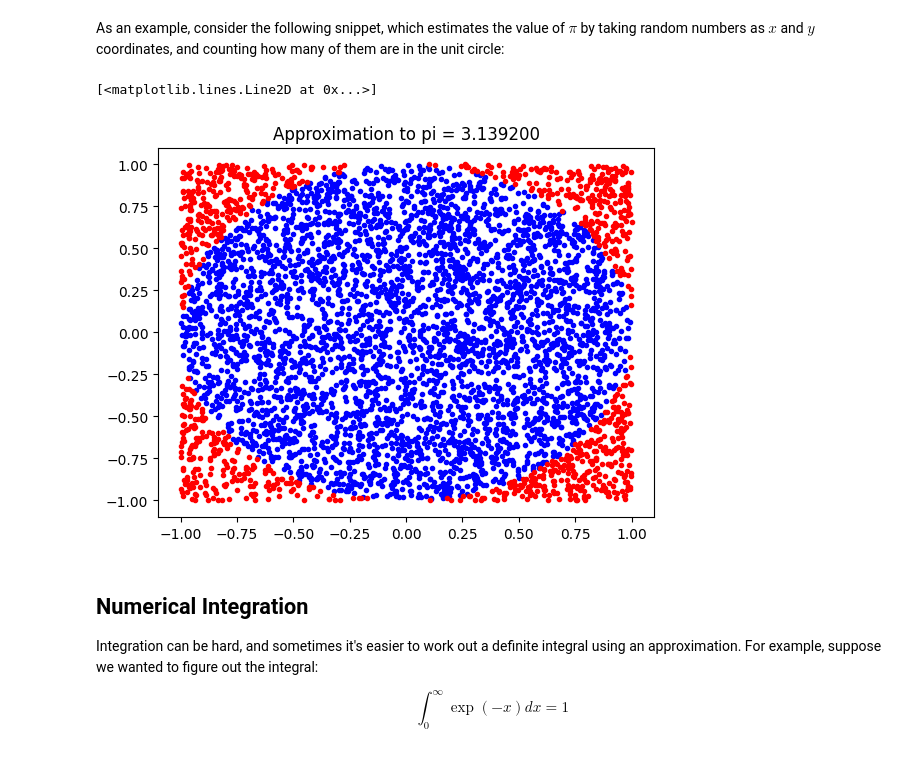
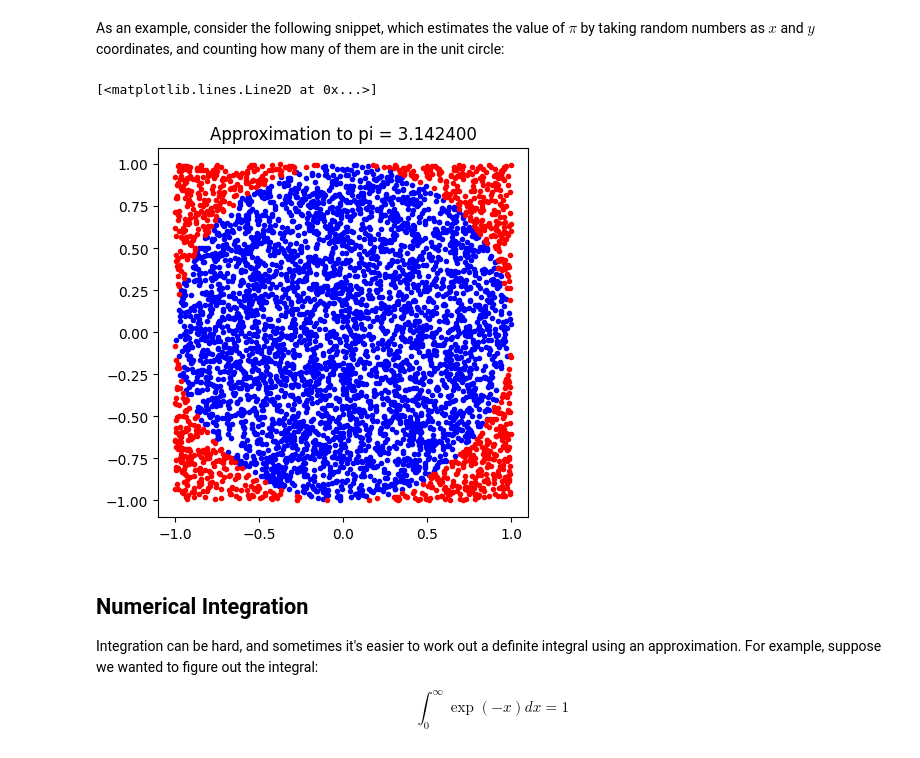
Before and after one commit to lorenzo-rovigatti/comp_bio_notes, a Jupyter notebook: notebooks/Python_crash_course.ipynb, the cells around one changed output. Saved outputs shown, nothing was run; the diff lists cells and outputs as text; code cells hidden in the pictures.

```diff
--- a/notebooks/Python_crash_course.ipynb
+++ b/notebooks/Python_crash_course.ipynb
@@ -892,16 +904,17 @@ As an example, consider the following snippet, which estimates the value of $\pi
 # %%
 npts = 5000
 xs = 2 * np.random.rand(npts) - 1
 ys = 2 * np.random.rand(npts) - 1
 r2 = xs**2 + ys**2
 ninside = (r2 < 1).sum()
 
 plt.title("Approximation to pi = %f" % (4 * ninside / npts))
+plt.gca().set_aspect('equal', adjustable='box') # makes the two axes equally long so that the plot is a perfect square
 plt.plot(xs[r2 < 1],ys[r2 < 1],'b.')
 plt.plot(xs[r2 > 1],ys[r2 > 1],'r.')
 # %% [output]
 [<matplotlib.lines.Line2D at 0x...>]
-[figure, old version]
+[figure, new version]
 # %% [markdown]
 ## Numerical Integration
 Integration can be hard, and sometimes it's easier to work out a definite integral using an approximation. For example, suppose we wanted to figure out the integral:
```
Also changed, not shown: parts of 15 cells of this notebook, 1 other file.
